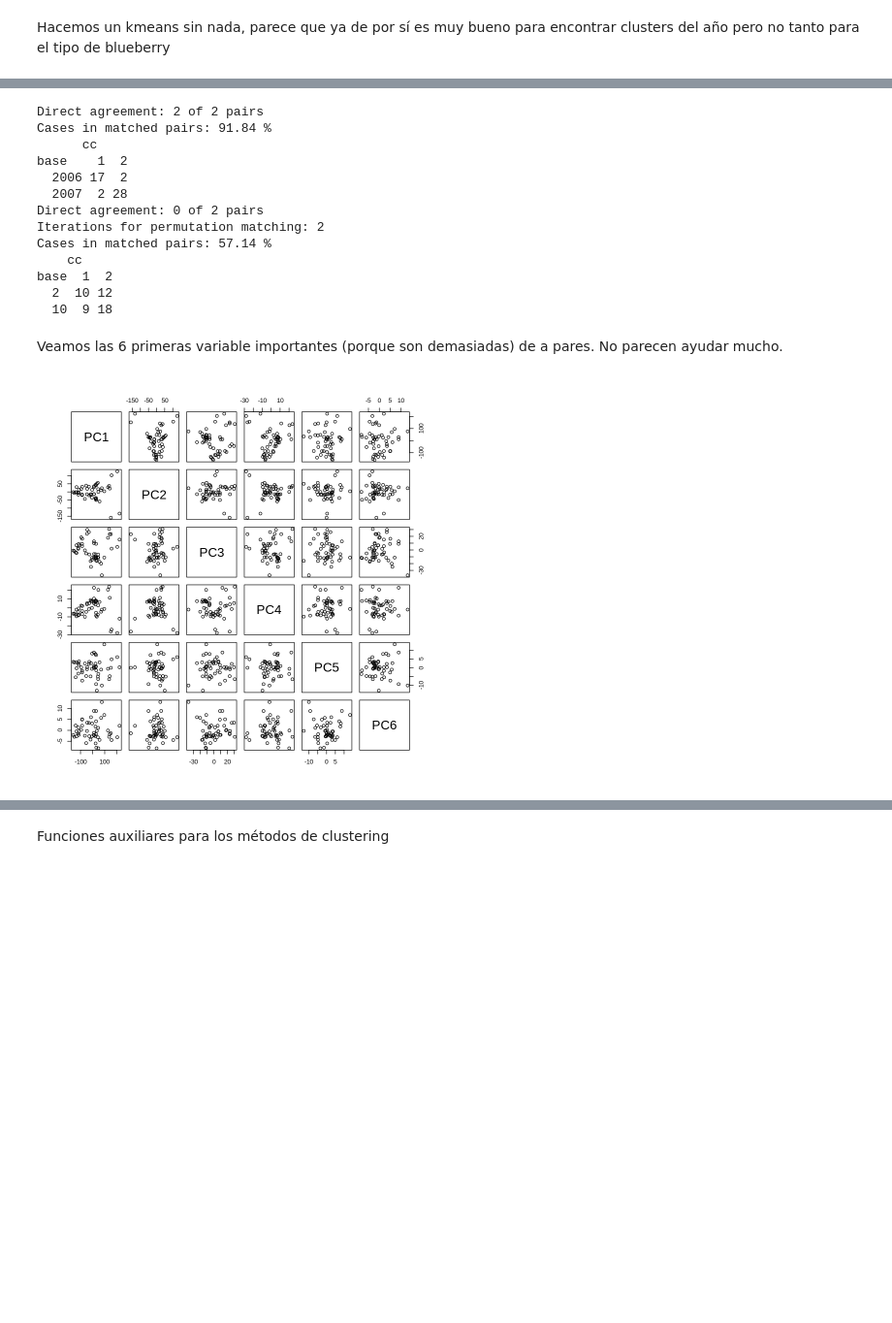
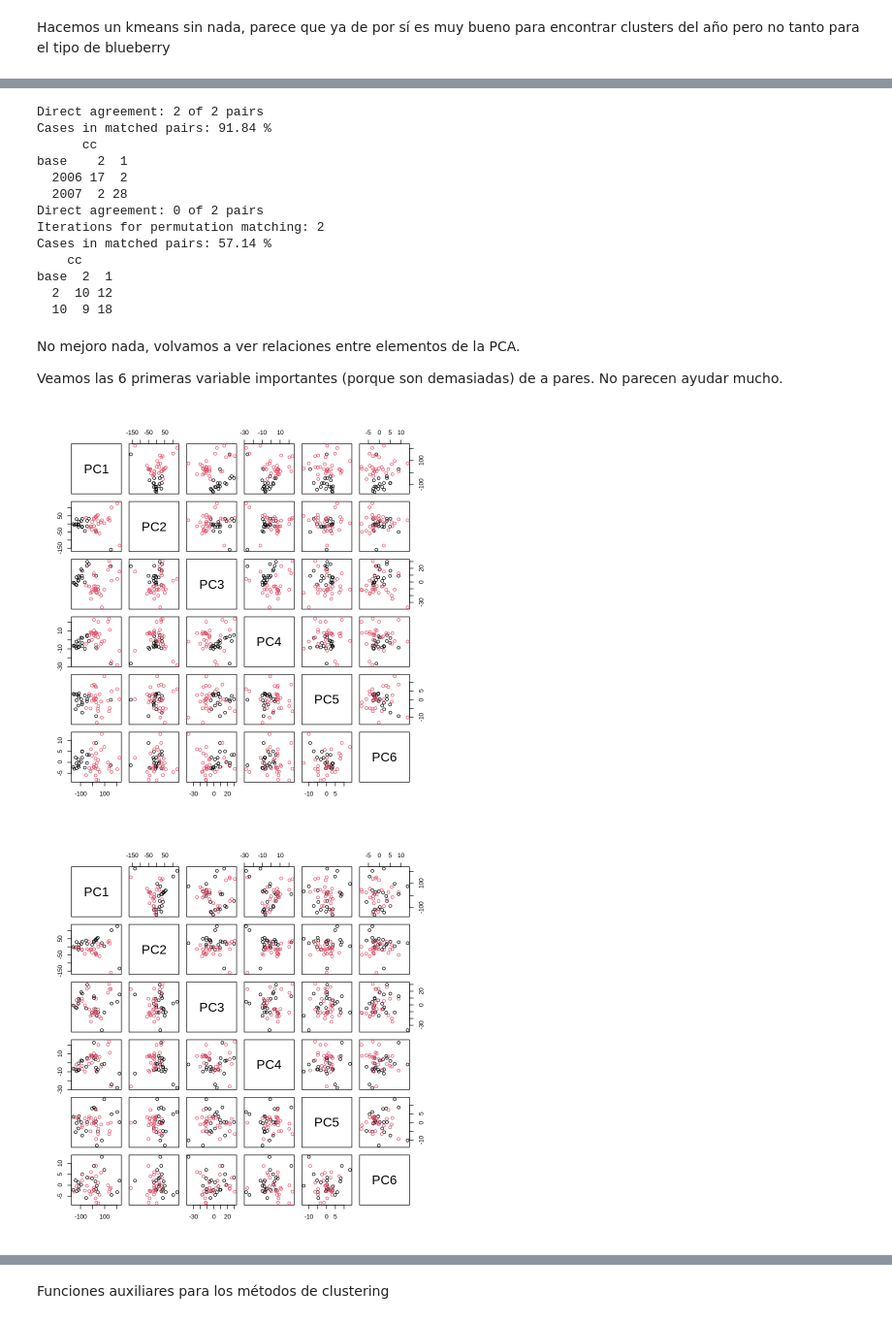
Before and after one commit to AgustinGurvich/TMD, a Jupyter notebook: TMD_TP3.ipynb, the cells around one changed output, grey strips where cells are left out. Shown at 97% size. Saved outputs shown, nothing was run; the diff lists cells and outputs as text; code cells hidden in the pictures; blank space fills up the shorter version.

```diff
--- a/TMD_TP3.ipynb
+++ b/TMD_TP3.ipynb
@@ -137,10 +141,9 @@ Esto funciono para encontrar las especies con altísima precisión
 # %%
-c <- scale(log(crabs.vars))
-c2 <- prcomp(c)
-plot(c2$x[,c(1,3)])
-cosa <- c2$x[,c(1,3)]
-cosa <- scale(cosa)
-cc <- kmeans(cosa,cent=2)
+c <- prcomp(scale(log(crabs.vars)))
+plot(c$x[,c(1,3)],col = crabs$sp)
+crabs.13 <- c$x[,c(1,3)]
+crabs.13 <- scale(crabs.13)
+cc <- kmeans(crabs.13,cent=2)
 check.cluster(crabs$sp,cc$cluster)
 check.cluster(crabs$sex,cc$cluster)
 # %% [output]
@@ -161,12 +164,10 @@ base  2  1
 # %% [markdown]
 Y esto para los sexos
 # %%
-c <- scale(log(crabs.vars))
-c2 <- prcomp(c)
-plot(c2$x[,c(1,2)])
-cosa <- c2$x[,c(1,2)]
-cosa <- scale(cosa)
-cc <- kmeans(cosa,cent=2)
+plot(c$x[,c(1,2)], col = crabs$sex)
+crabs.12 <- c$x[,c(1,2)]
+crabs.12 <- scale(crabs.12)
+cc <- kmeans(crabs.12,cent=2)
 check.cluster(crabs$sp,cc$cluster)
 check.cluster(crabs$sex,cc$cluster)
 # %% [output]
@@ -187,9 +187,0 @@ base  1  2
-# %%
-c <- scale(log(crabs.vars))
-c2 <- prcomp(c)
-cosa <- c2$x
-cosa <- scale(cosa)
-cc <- hclust(dist(cosa))
-# plot(cc)
-# check.clusterh.sp(cc)
-# check.cluster.sex(cc)
@@ -272,28 +302,31 @@ No mejoro nada, volvamos a ver relaciones entre elementos de la PCA.
 # %%
 lampone.vars.pca <- prcomp(lampone.vars)
 cc <- kmeans(lampone.vars.pca$x,cent=2)
-
 check.cluster(lampone$anno,cc$cluster)
 check.cluster(lampone$N_tipo,cc$cluster)
 # %% [output]
 Direct agreement: 2 of 2 pairs
 Cases in matched pairs: 91.84 %
       cc
-base    1  2
+base    2  1
   2006 17  2
   2007  2 28
 Direct agreement: 0 of 2 pairs
 Iterations for permutation matching: 2
 Cases in matched pairs: 57.14 %
     cc
-base  1  2
+base  2  1
   2  10 12
   10  9 18
 # %% [markdown]
+No mejoro nada, volvamos a ver relaciones entre elementos de la PCA.
+
 Veamos las 6 primeras variable importantes (porque son demasiadas) de a pares. No parecen ayudar mucho.
 # %%
-pairs(lampone.vars.pca$x[,1:6])
+pairs(lampone.vars.pca$x[,1:6], col = lampone$anno)
+pairs(lampone.vars.pca$x[,1:6], col = lampone$N_tipo)
 # %% [output]
-[figure, old version]
+[figure, new version]
+[figure, added]
 # %%
 lampone.vars.pca.scale <- scale(lampone.vars.pca$x)
```
Also changed, not shown: parts of 33 cells of this notebook.
